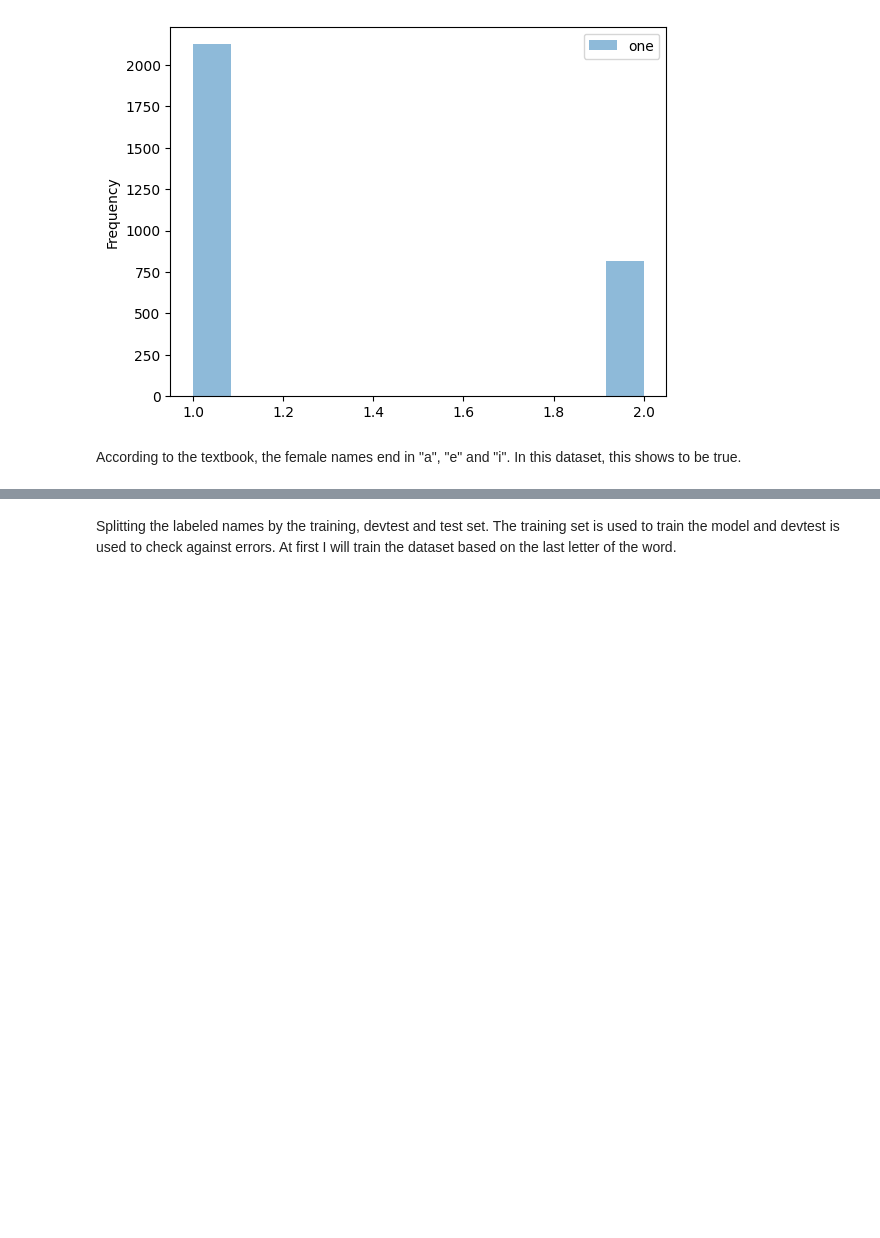
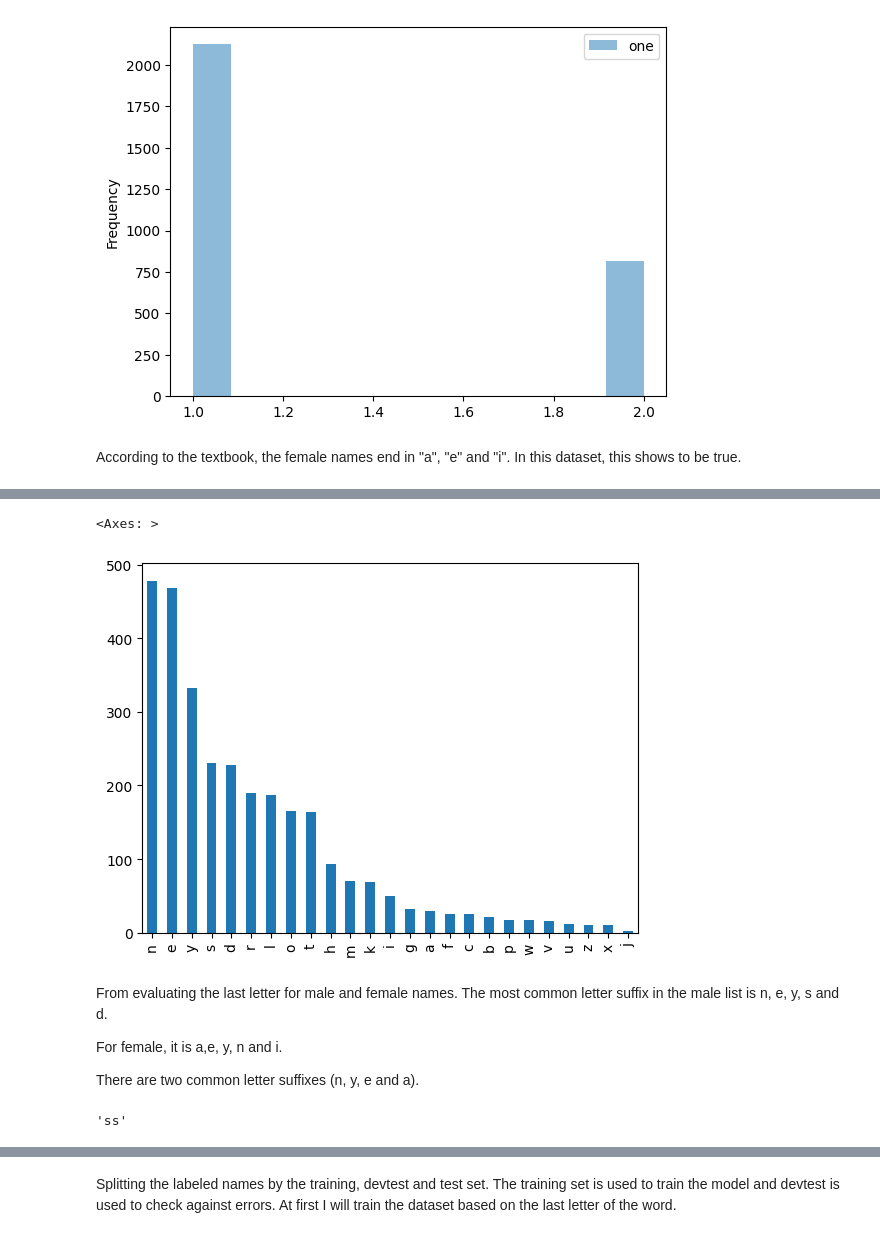
Before and after one commit to moiyajosephs/Data620, a Jupyter notebook: Project 3/Moiya_Josephs_Project3.ipynb, the cells around one changed output, grey strips where cells are left out. Drawn from its saved outputs; the diff is of its cells as text; code cells hidden in the pictures; blank space fills up the shorter version.

```diff
--- a/Project 3/Moiya_Josephs_Project3.ipynb
+++ b/Project 3/Moiya_Josephs_Project3.ipynb
@@ -79,0 +110,18 @@ ax = df.plot.hist(bins=12, alpha=0.5)
+# %%
+counts = Counter(male_suffix)
+df_ver = pd.DataFrame.from_dict(counts, orient='index')
+df_ver =  df_ver.sort_values(0, ascending = False)
+df_ver.plot(kind = "bar", legend = False)
+# %% [output]
+<Axes: >
+[figure, added]
+# %% [markdown]
+From evaluating the last letter for male and female names. The most common letter suffix in the male list is n, e, y, s and d.
+
+For female, it is a,e, y, n and i.
+
+There are two common letter suffixes (n, y, e and a).
+# %%
+"weekness"[-2:]
+# %% [output]
+'ss'
```
Also changed, not shown: parts of 65 cells of this notebook.
